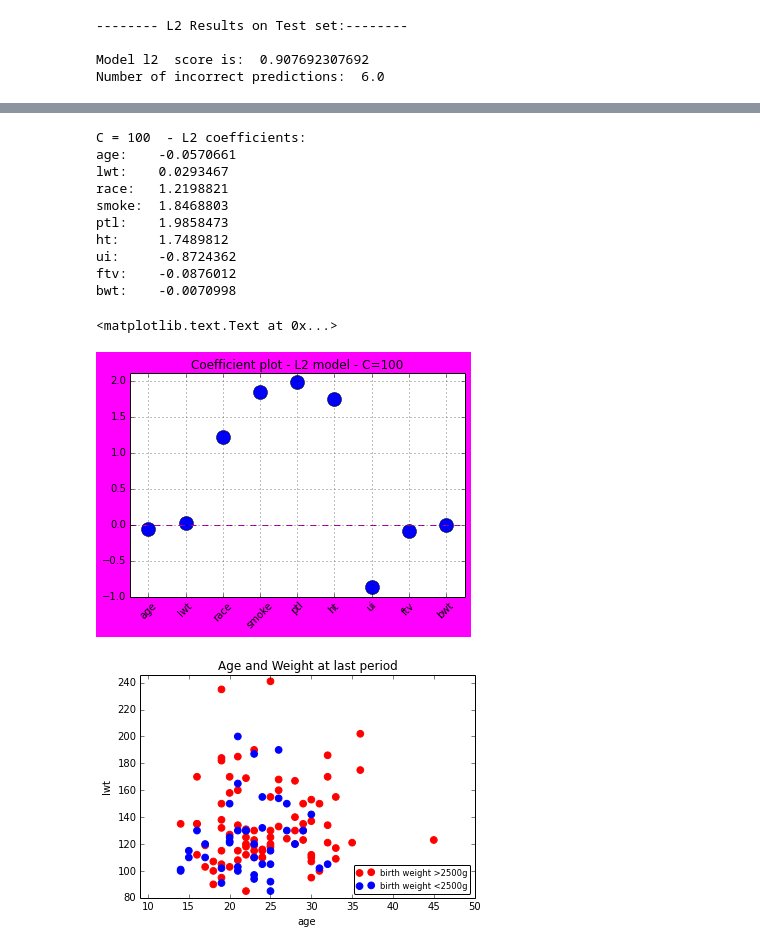
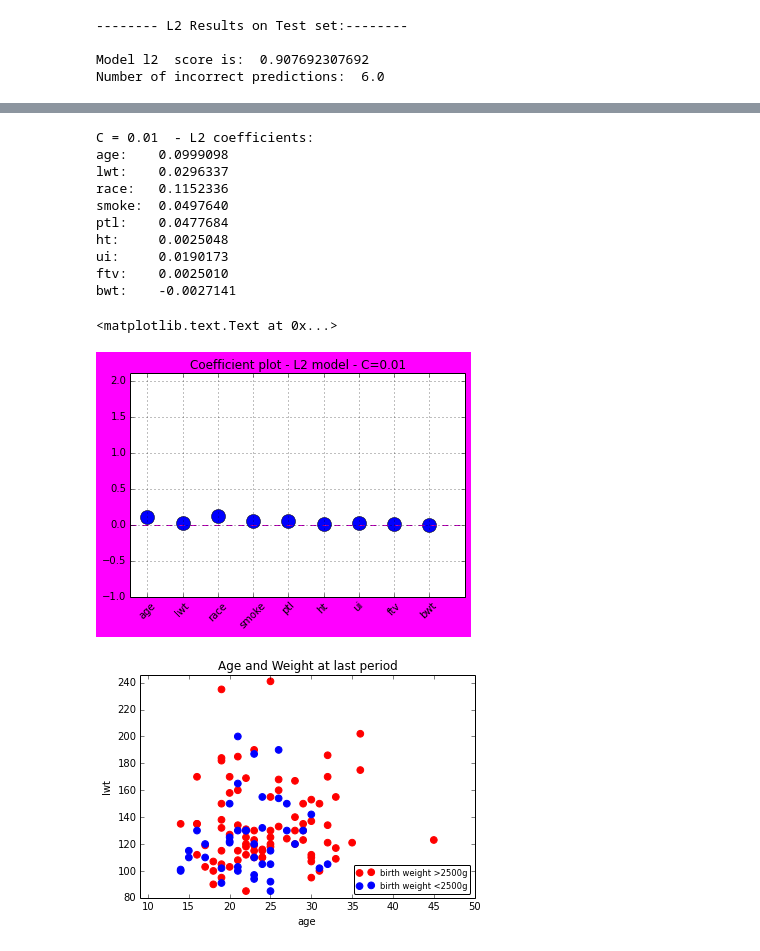
Before and after one commit to Gabya06/datascience, a Jupyter notebook: LogisticRegression/LogisticRegression-LowBirthWeight.ipynb, the cells around one changed output, grey strips where cells are left out. Drawn from its saved outputs; the diff is of its cells as text; code cells hidden in the pictures.

```diff
--- a/LogisticRegression/LogisticRegression-LowBirthWeight.ipynb
+++ b/LogisticRegression/LogisticRegression-LowBirthWeight.ipynb
@@ -204,38 +238,38 @@ bwt:    -0.0039292
 <matplotlib.text.Text at 0x...>
 [figure]
 # %%
-#L1_v2: model for Logistic Regression - use L1 Penalty for sparse coefficients - C = .01
-l2_v2 = linear_model.LogisticRegression(penalty ='l2', C=100, fit_intercept = True)
+#L2_v2: model for Logistic Regression - use L2 Penalty - C = 10
+l2_v2 = linear_model.LogisticRegression(penalty ='l2', C=.010, fit_intercept = True)
 # fit l1_v2 model to data
 l2_v2.fit(x,y)
 # print L1_v2 coefficients
 print('C =',l2_v2.C, ' - L2 coefficients:')
 for name, value in zip(x.columns, l2_v2.coef_[0]):
     print('{0}:\t{1:.7f}'.format(name, value))
 # get coefficients from L2_v2 model
 coefs_l2_v2 = l2_v2.coef_[0]
 # plot coefficients of L1 model and
 fig3 = pyplot.figure(facecolor='magenta')
 pyplot.plot(coefs_l2_v2, 'ro', markerfacecolor='blue', markersize=14)
 pyplot.xlim(-0.5, 8.5)
 pyplot.ylim(-1.0, 2.1)
-pyplot.xticks(range(len(coefs_l2_v2)), x.columns.values, rotation=45)
+pyplot.xticks(range(len(coefs_l2_v2)+1), x.columns.values, rotation=45)
 pyplot.axhline(0, color='m', linestyle='--')
 pyplot.grid()
 pyplot.title('Coefficient plot - L2 model - C='+ str(l2_v2.C))
 # %% [output]
-C = 100  - L2 coefficients:
-age:    -0.0570661
-lwt:    0.0293467
-race:   1.2198821
-smoke:  1.8468803
-ptl:    1.9858473
-ht:     1.7489812
-ui:     -0.8724362
-ftv:    -0.0876012
-bwt:    -0.0070998
+C = 0.01  - L2 coefficients:
+age:    0.0999098
+lwt:    0.0296337
+race:   0.1152336
+smoke:  0.0497640
+ptl:    0.0477684
+ht:     0.0025048
+ui:     0.0190173
+ftv:    0.0025010
+bwt:    -0.0027141
 <matplotlib.text.Text at 0x...>
-[figure, old version]
+[figure, new version]
 # %%
 # dataframe for age & lwt (age at last period)
 x_agelwt = x.loc[:, ['age','lwt']]
```
Also changed, not shown: parts of 30 cells of this notebook.
